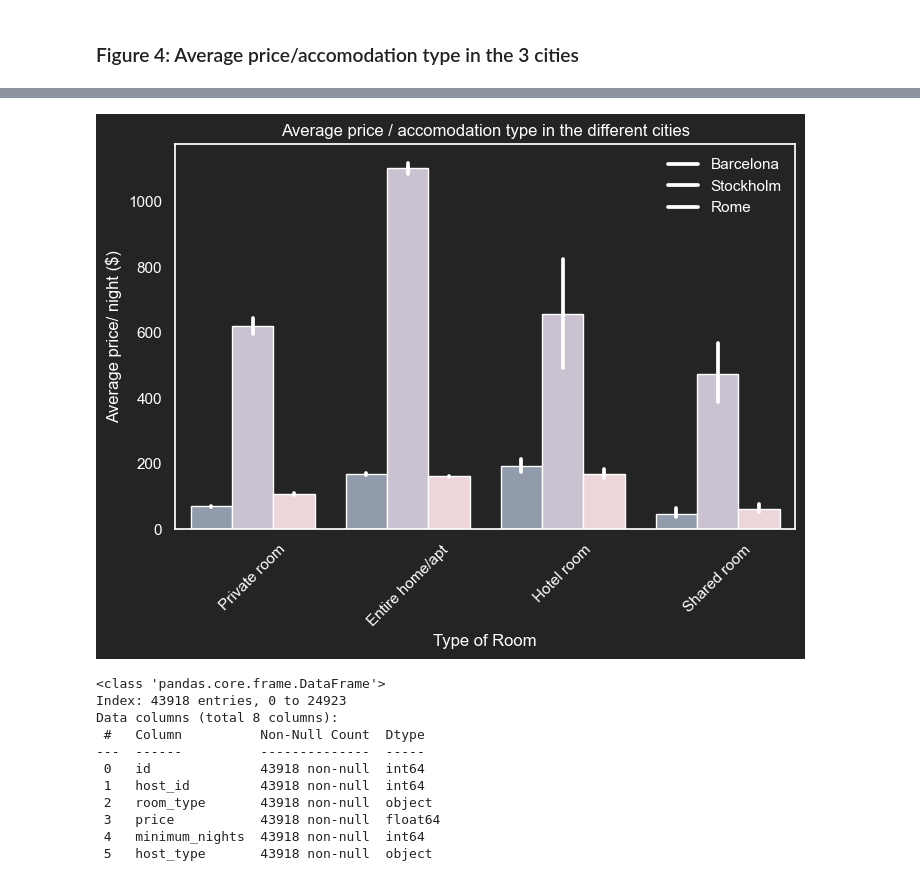
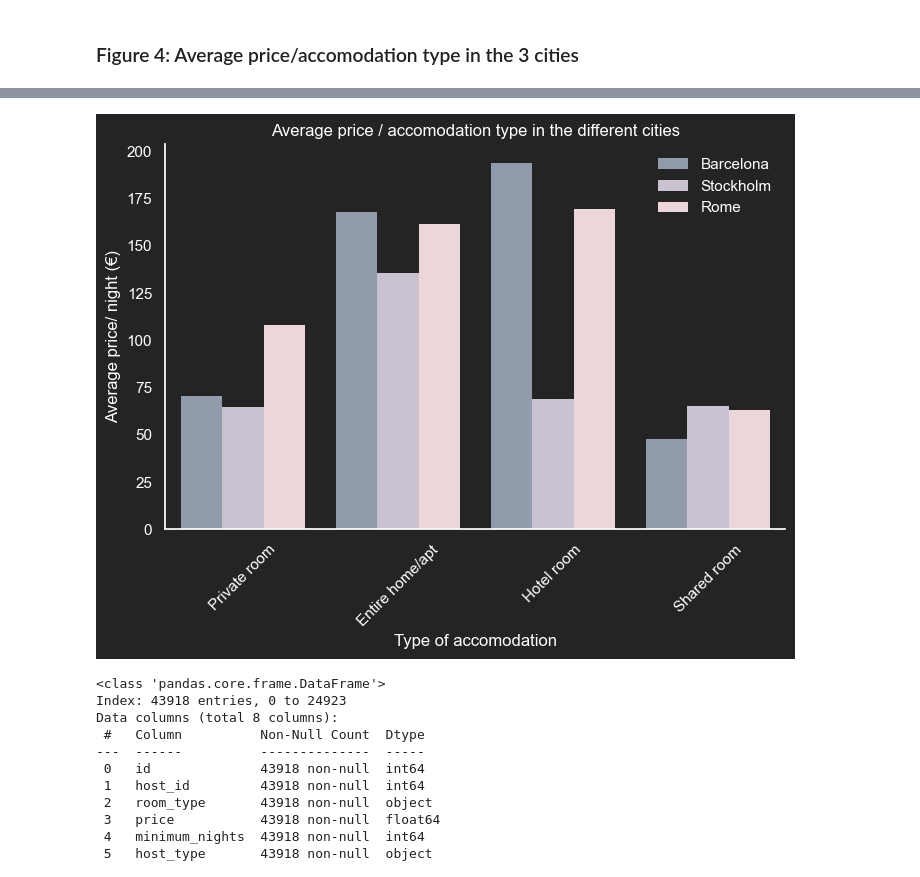
Before and after one commit to scheinmensch/Infringement_Detection_on_Airbnb, a Jupyter notebook: Visualization_3cities.ipynb, the cells around one changed output, grey strips where cells are left out. Drawn from its saved outputs; the diff is of its cells as text; code cells hidden in the pictures.

```diff
--- a/Visualization_3cities.ipynb
+++ b/Visualization_3cities.ipynb
@@ -253,8 +343,8 @@ Index(['id', 'host_id', 'room_type', 'price', 'minimum_nights', 'host_type',
       dtype='object')
 # %%
 conditions = [
-    (df_3['minimum_nights'] < 31),
-    (df_3['minimum_nights'] >= 31),
+    (df_3['minimum_nights'] <= 31),
+    (df_3['minimum_nights'] > 31),
     ]
 # %%
 values = ['short_stay', 'long_stay']
@@ -340,2 +434,0 @@ Name: price, dtype: object
-# %%
-df_3['price'] = df_3['price'].str[1:]
@@ -349,4 +434,0 @@ Name: price, dtype: object
-# %%
-df_3['price'] = df_3['price'].str.replace(',', '')
-# %%
-df_3['price'] = pd.to_numeric(df_3['price'])
@@ -386,44 +478,45 @@ df_price.groupby('room_type').price.describe()
 # %%
 # set the background color to #242424
 sns.set(rc={'axes.facecolor':'#242424', 'figure.facecolor':'#242424'})
 
 
 # plot the data with a categorical plot
-g = sns.barplot(data=df_price, x= 'room_type', y= 'price', hue = 'city', estimator=np.mean, palette = c, errcolor = 'white')
+g = sns.barplot(data=df_price, x= 'room_type', y= 'price', hue = 'city', errorbar = None, estimator=np.mean, palette = c, edgecolor = 'none')
 
 
 legend = plt.legend(['Barcelona', 'Stockholm', 'Rome'], loc=1, frameon=False)
 titel = plt.title('Average price / accomodation type in the different cities')
 for text in legend.get_texts():
     text.set_color("white")
 
-patches = g.patches
-lines_per_err = 3
+#patches = g.patches
+#lines_per_err = 3
 
-for i, line in enumerate(ax.get_lines()):
-    newcolor = patches[i // lines_per_err].get_facecolor()
-    line.set_color(newcolor)
+#for i, line in enumerate(ax.get_lines()):
+#    newcolor = patches[i // lines_per_err].get_facecolor()
+#    line.set_color(newcolor)
+
 
 # change axes labels and ticks to white
-xlabel = plt.xlabel('Type of Room')
-ylabel = plt.ylabel('Average price/ night ($)')
+xlabel = plt.xlabel('Type of accomodation')
+ylabel = plt.ylabel('Average price/ night (€)')
 
 xlabel.set_color("white")
 ylabel.set_color("white")
 
 xtick = plt.xticks(rotation=45, color='white')
 ytick = plt.yticks(color="white")
 
 titel.set_color("white")
 
-# Turns off grid on the left Axis.
-g.grid(False)
-
+# Turns off grids
+g.yaxis.grid(False)
+sns.despine()
 
 # set figure size in inches
 plt.gcf().set_size_inches(8,5);
 # %% [output]
-[figure, old version]
+[figure, new version]
 # %%
 df_3.info()
 # %% [output]
```
Also changed, not shown: parts of 30 cells of this notebook.
